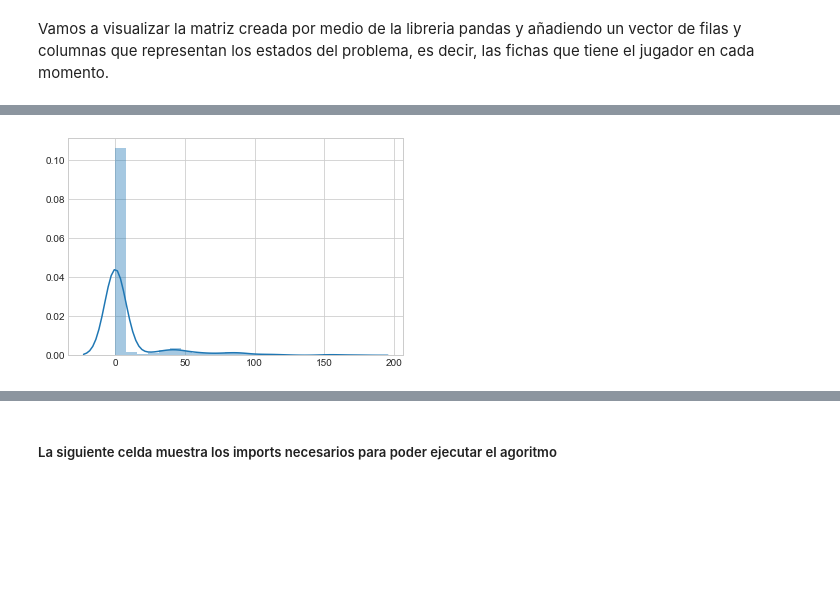
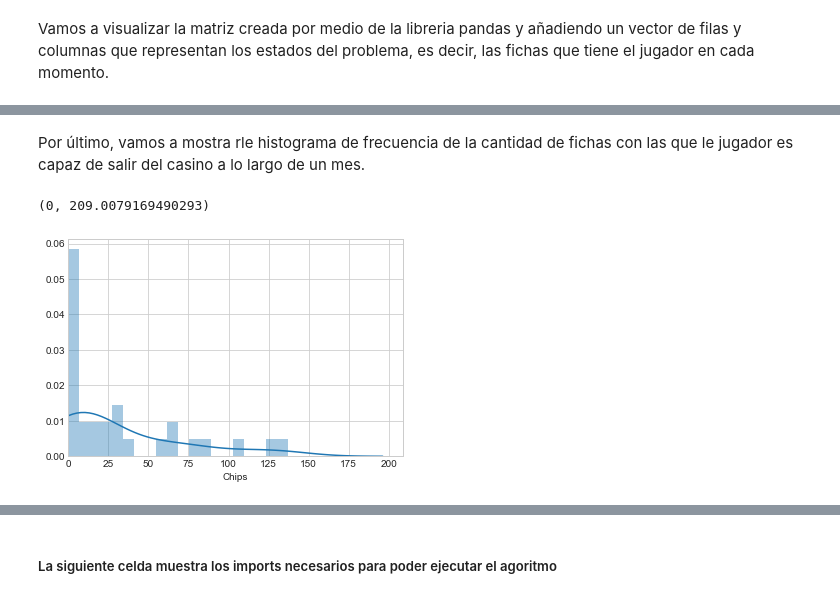
Before and after one commit to scaverod/GamblingMarkovChain, a Jupyter notebook: enunciado.ipynb, the cells around one changed output, grey strips where cells are left out. Drawn from its saved outputs; the diff is of its cells as text; code cells hidden in the pictures; blank space fills up the shorter version.

```diff
--- a/enunciado.ipynb
+++ b/enunciado.ipynb
@@ -146,4 +157,0 @@ for i,y in enumerate(chips):
-# %%
-final_chips = [x[-1] for x in chips]
-df = pd.DataFrame(final_chips)
-df.describe()
@@ -159,0 +158,9 @@ df.describe()
+# %%
+def create_df(chips, games):
+    final_chips = [x[-1] for x in chips]
+    improvement = [((x/INITIAL_CHIPS)-1) for x in final_chips]
+    benefit = [(x-INITIAL_CHIPS) for x in final_chips]
+    days = list(range(1, DAYS+1))
+    d = {'Day':days, 'Chips': final_chips, 'Games': games, 'Benefit': benefit, 'Improvement': improvement}
+    df = pd.DataFrame(d)
+    return df
@@ -159,0 +197,9 @@ df.describe()
+# %%
+LEAVE_WITH_MIN = 0
+LEAVE_WITH_MAX = 150
+NUM_GAMES = 100
+INITIAL_CHIPS = 30
+DAYS = 30
+# %%
+simulation, chips, games = simulate(matrix, gambling_random,NUM_GAMES, INITIAL_CHIPS, DAYS)
+df = create_df(chips, games)
@@ -160,4 +238,7 @@ df.describe()
+# %% [markdown]
+Por último, vamos a mostra rle histograma de frecuencia de la cantidad de fichas con las que le jugador es capaz de salir del casino a lo largo de un mes.
 # %%
-sns.distplot(df);
+sns.distplot(df['Chips'], bins = 20);plt.xlim(0,None)
 # %% [output]
+(0, 209.0079169490293)
-[figure, old version]
+[figure, new version]
```
Also changed, not shown: parts of 32 cells of this notebook.
